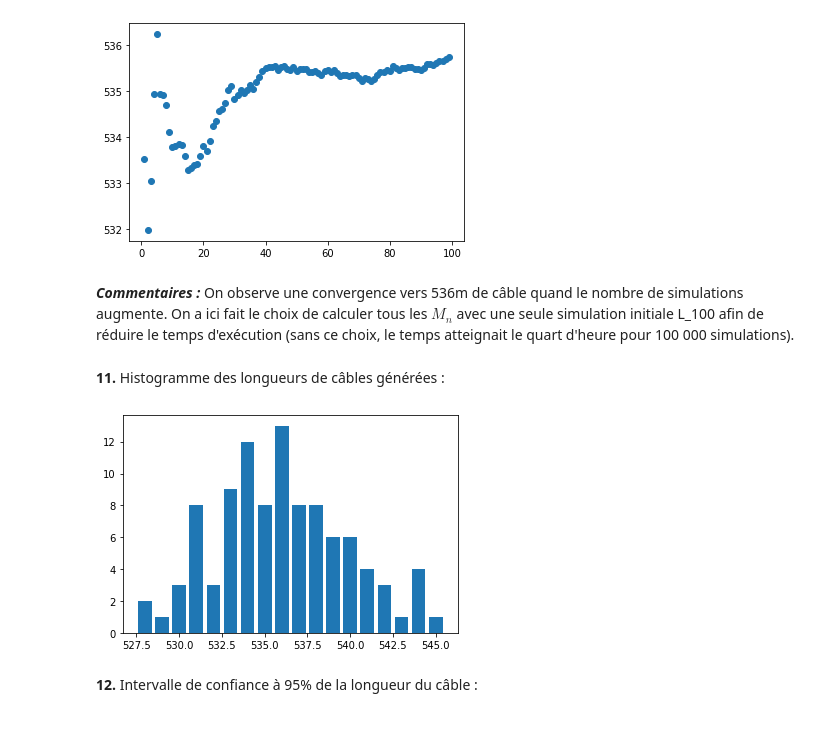
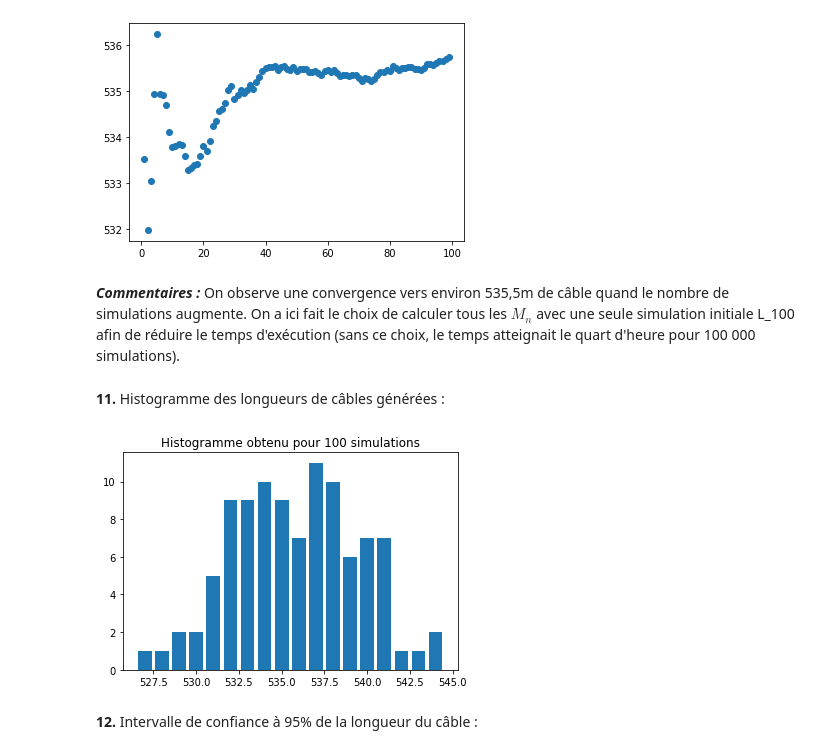
Before and after one commit to vincentlannelongue/projet_mathinfo_proba, a Jupyter notebook: projet_proba.ipynb, the cells around one changed output. Cells and saved outputs as stored; diff of their text form; code cells hidden in the pictures; blank space fills up the shorter version.

```diff
--- a/projet_proba.ipynb
+++ b/projet_proba.ipynb
@@ -287,30 +287,33 @@ plt.show()
 # %% [output]
 [figure]
 # %% [markdown]
-***Commentaires :*** On observe une convergence vers 536m de câble quand le nombre de simulations augmente. On a ici fait le choix de calculer tous les $M_n$ avec une seule simulation initiale L_100 afin de réduire le temps d'exécution (sans ce choix, le temps atteignait le quart d'heure pour 100 000 simulations).
+***Commentaires :*** On observe une convergence vers environ 535,5m de câble quand le nombre de simulations augmente. On a ici fait le choix de calculer tous les $M_n$ avec une seule simulation initiale L_100 afin de réduire le temps d'exécution (sans ce choix, le temps atteignait le quart d'heure pour 100 000 simulations).
 # %% [markdown]
 **11.** Histogramme des longueurs de câbles générées :
 # %%
 def arrondi(X):
     return np.round(X, 0)
 
 def hist(X):
     X_int = arrondi(X)
     valeurs = []
     for x in X_int :
         if x not in valeurs :
             valeurs.append(x)
     H = np.zeros(len(valeurs))
     for i in range(len(valeurs)) :
         for x in X_int :
             if x==valeurs[i] :
                 H[i]+=1
     return (np.array(valeurs),H)
 
+n = 100
+
 plt.bar(hist(L_100)[0], hist(L_100)[1])
+plt.title(f"Histogramme obtenu pour {n} simulations")
 plt.show()
 # %% [output]
-[figure, old version]
+[figure, new version]
 # %% [markdown]
 **12.** Intervalle de confiance à 95% de la longueur du câble :
 # %% [markdown]
```
Also changed, not shown: parts of 3 cells of this notebook.
